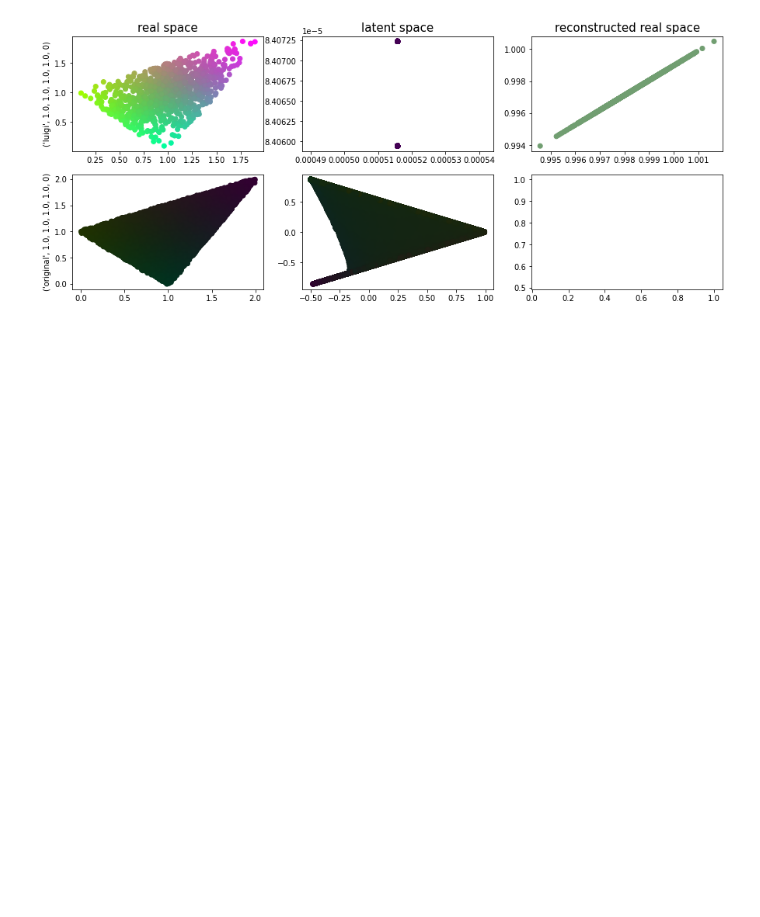
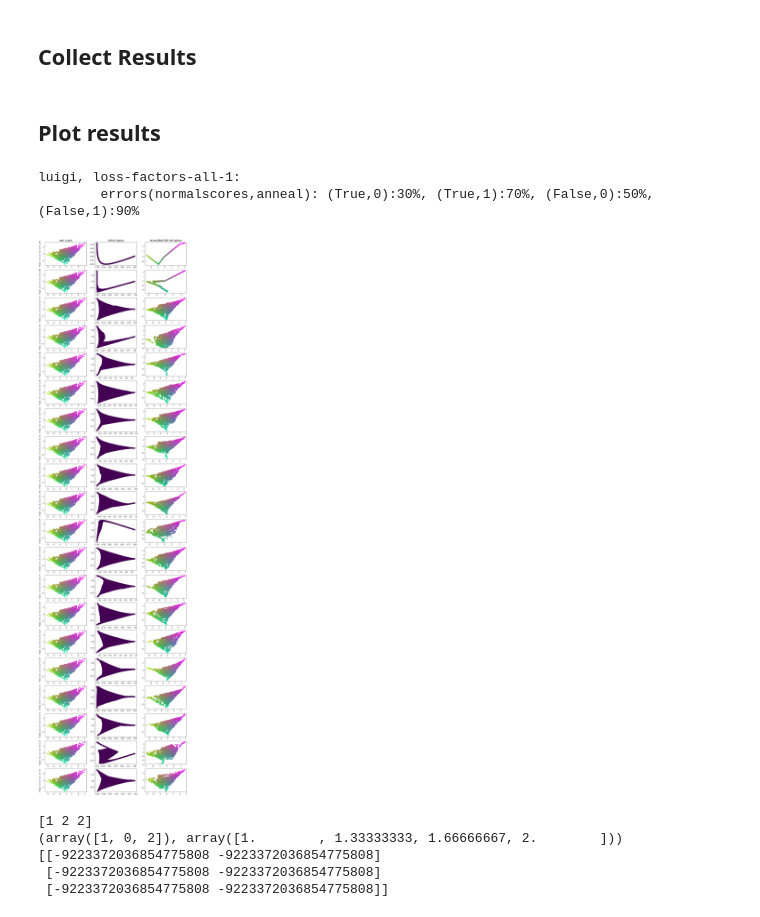
Before and after one commit to luigisbailo/archetype-nets, a Jupyter notebook: daa_exe.ipynb, the cells around one changed output. Drawn from its saved outputs; the diff is of its cells as text; code cells hidden in the pictures; blank space fills up the shorter version.

Commit message:
see daa.ipynb for latent distr enhancement by normal scores transformation

```diff
--- a/daa_exe.ipynb
+++ b/daa_exe.ipynb
@@ -41,11 +38,53 @@ Epoch 100/100
-# %%
-from collections import OrderedDict
-import matplotlib.pyplot as plt
-import numpy as np
-import pickle
-import warnings
-from nets_benchmarking import  results_daa
-#res_filename = 'results_luigi'
-results_daa.plot_results(res_filename)
-# %% [output]
-[figure, removed]
+# %% [markdown]
+## Collect Results
+# %%
+for normalscores in [True,False]:
+    for anneal in [0,1]:
+
+        modelparams = [normalscores,
+                       version,at_loss_factor,target_loss_factor,
+                       recon_loss_factor,kl_loss_factor,anneal]
+
+        datadict = results_daa.create_data(normalscores=normalscores)
+        res_filename = 'res_{}'.format(tuple(modelparams)) # 'more_res_{}'.format(tuple(modelparams))
+
+        for i in range(10):
+            results_daa.collect_results(datadict,res_filename,
+                                        version,at_loss_factor,target_loss_factor,
+                                        recon_loss_factor,kl_loss_factor,anneal)
+# %% [markdown]
+## Plot results
+# %%
+#normalscores = True
+#anneal = 0
+modelparams = [normalscores,
+               version,at_loss_factor,target_loss_factor,
+               recon_loss_factor,kl_loss_factor,anneal]
+
+res_filename = 'res_{}'.format(tuple(modelparams)) # 'more_res_{}'.format(tuple(modelparams))
+print('''luigi, loss-factors-all-1:
+        errors(normalscores,anneal): (True,0):25%-30%, (True,1):70%, (False,0):50%, (False,1):90%''')
+results_daa.plot_results(res_filename)
+# %% [output]
+luigi, loss-factors-all-1:
+        errors(normalscores,anneal): (True,0):30%, (True,1):70%, (False,0):50%, (False,1):90%
+[figure, added]
+# %%
+from scipy import stats
+archs = np.array([[1,0],
+                  [2,2],
+                  [2,1]])
+print(archs[:,0])
+print(np.histogram(archs[:,0],bins=archs[:,0].shape[0]))
+archs2 = archs + 1
+norm = stats.distributions.norm()
+for arr in [archs,archs2]:
+    for col in range(arr.shape[1]):
+        arr[:,col] = norm.ppf(arr[:,col])
+print(archs)
+# %% [output]
+[1 2 2]
+(array([1, 0, 2]), array([1.        , 1.33333333, 1.66666667, 2.        ]))
+[[-9223372036854775808 -9223372036854775808]
+ [-9223372036854775808 -9223372036854775808]
+ [-9223372036854775808 -9223372036854775808]]
```
Also changed, not shown: parts of 3 cells of this notebook, 18 other files.
